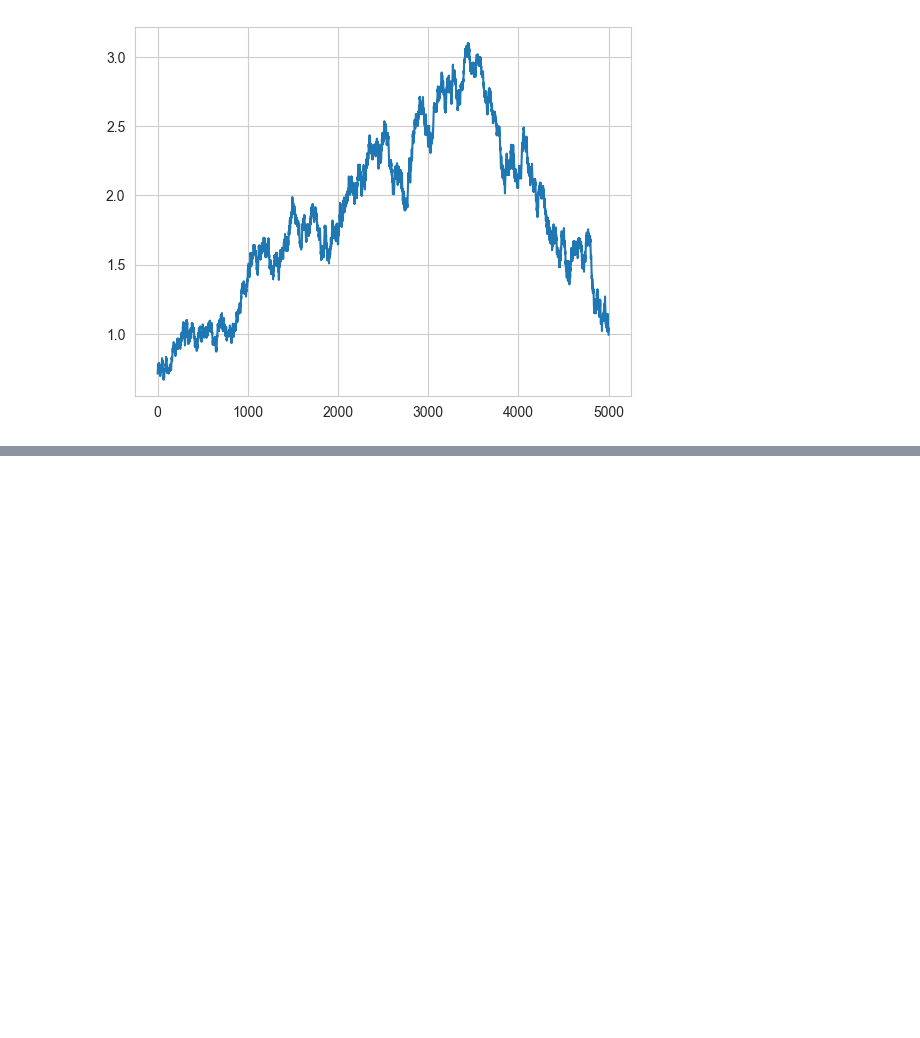
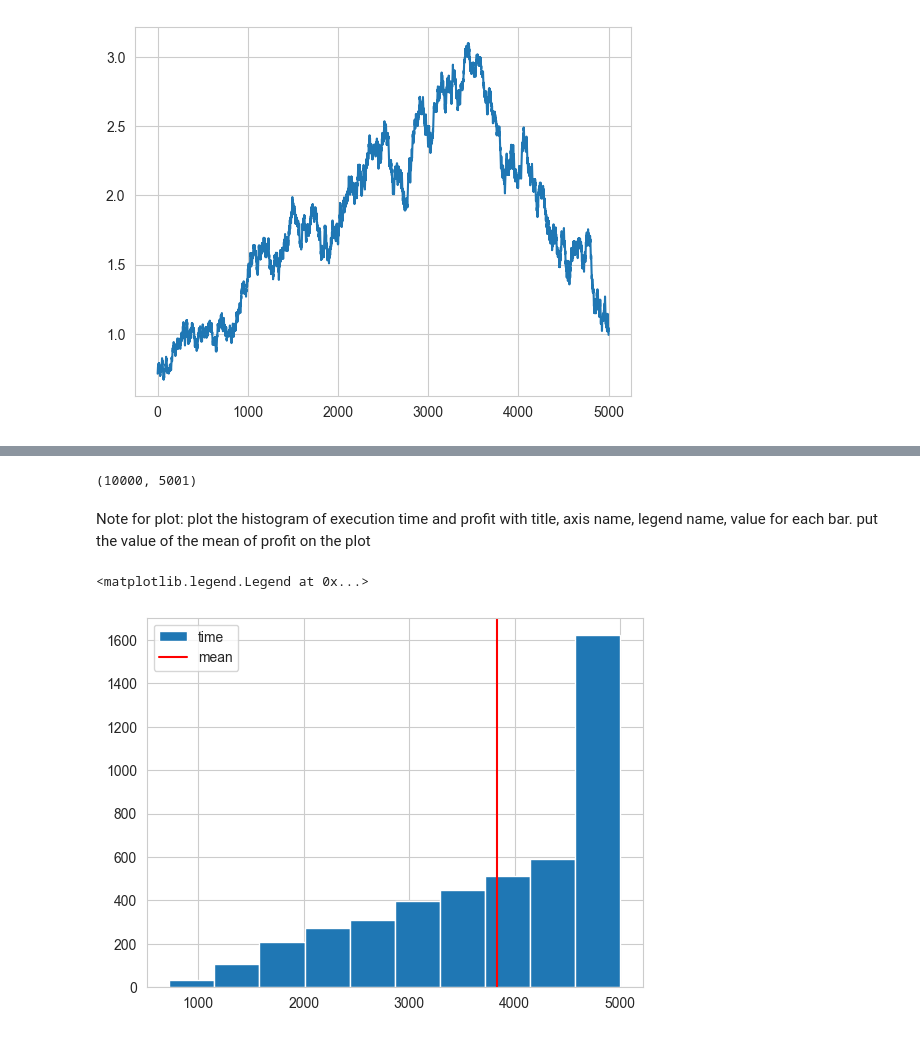
Before and after one commit to kaiwenShen/Pricing_Project1, a Jupyter notebook: Project1.ipynb, the cells around one changed output, grey strips where cells are left out. Drawn from its saved outputs; the diff is of its cells as text; code cells hidden in the pictures; blank space fills up the shorter version.

```diff
--- a/Project1.ipynb
+++ b/Project1.ipynb
@@ -180,19 +200,3 @@ execution_boundary[0]
 asset_tree.shape
 # %% [output]
 (5001, 5001)
-# %%
-alpha = []
-beta = []
-for idx,price in enumerate(total_path[5,:-1]):
-    # time = idx+1
-    time = idx
-    location = np.where(np.abs(price - asset_tree[:,time])<0.0001)[0][0]# the tolerance is because memory accuracy
-    option_up = Q_option_tree[location,time+1]
-    option_down = Q_option_tree[location+1,time+1]
-    asset_price_up = asset_tree[location,time+1]
-    asset_price_down = asset_tree[location+1,time+1]
-    alpha_i = (option_up-option_down)/(asset_price_up-asset_price_down)
-    B = np.exp(r*((time+1)/N))
-    beta_i = (option_up-alpha_i*asset_price_up)/np.exp(r*(time/N))
-    alpha.append(alpha_i)
-    beta.append(beta_i)
@@ -245,0 +278,38 @@ plt.plot(option_price_path)
+# %%
+sample_path_20vol = sample_path(S0, T, N, r, mu, sigma)
+# %%
+sample_path_20vol.shape
+# %% [output]
+(10000, 5001)
+# %%
+def execution_details(sample_path, grouped_timestamp, execution_boundary, Q_option_tree, K, r, N):
+    # call execution boundary calculation before this function
+    exercise_dic = {}
+    padding_space = grouped_timestamp[1][0]
+    for idx, path in enumerate(sample_path):
+        execution_time = np.where(np.abs(path[padding_space:] - execution_boundary) < 0.0001)[0]
+        if len(execution_time) == 0:
+            # no execution
+            continue
+        else:
+            execution_time = execution_time[0]
+            if execution_time + padding_space == 5000:
+                # exercise at the very end, expiring worthless
+                continue
+            # Execute before expiry. We calculate the P&L and store it in a dictionary with key=idx, value=[execution_time+padding_space, P&L]
+            profit = (K - execution_boundary[execution_time]) * np.exp(-r * (execution_time + padding_space) / N) - \
+                     Q_option_tree[0, 0]
+            exercise_dic[idx] = [execution_time + padding_space, profit]
+    return pd.DataFrame(exercise_dic).T.reset_index().rename(
+        columns={'index': 'path', 0: 'execution_time', 1: 'profit'})
+# %%
+exercise_df = execution_details(sample_path_20vol, grouped_timestamp, execution_boundary, Q_option_tree, K, r, N)
+# %% [markdown]
+Note for plot: plot the histogram of execution time and profit with title, axis name, legend name, value for each bar. put the value of the mean of profit on the plot
+# %%
+exercise_df['execution_time'].hist(label='time')
+plt.axvline(exercise_df['execution_time'].mean(), color='red', label='mean')
+plt.legend()
+# %% [output]
+<matplotlib.legend.Legend at 0x...>
+[figure, added]
```
Also changed, not shown: parts of 32 cells of this notebook.
